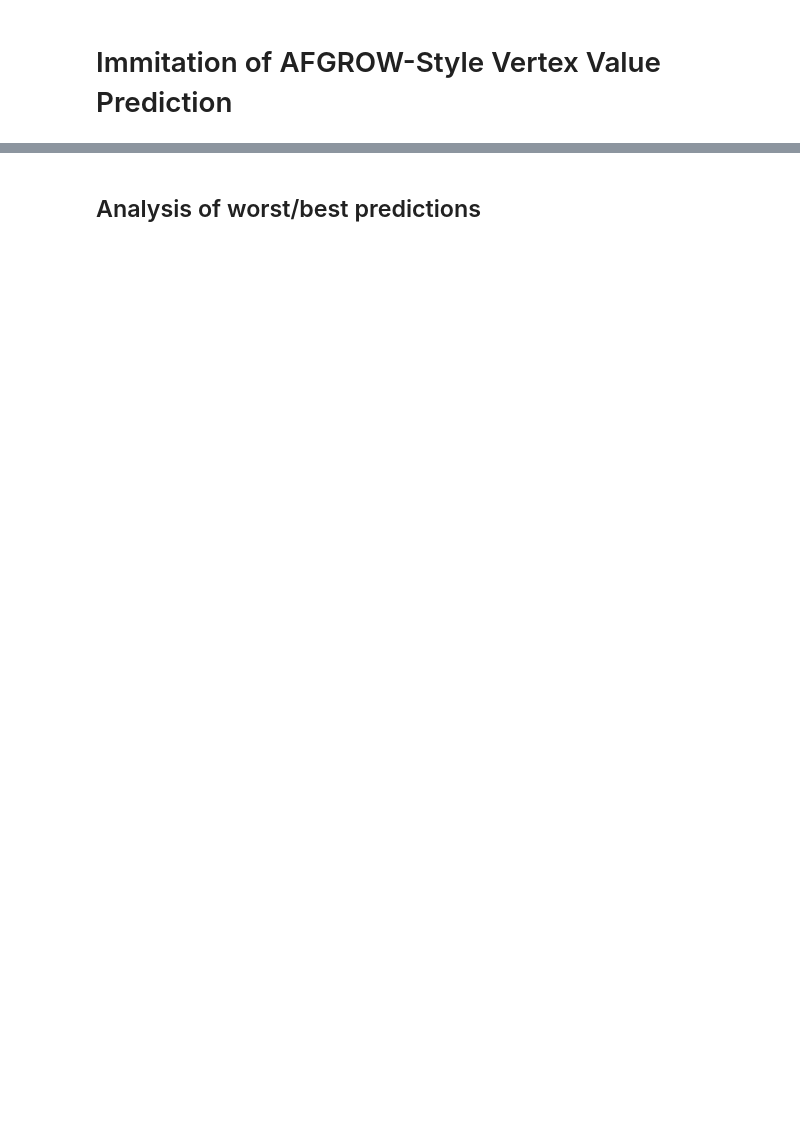
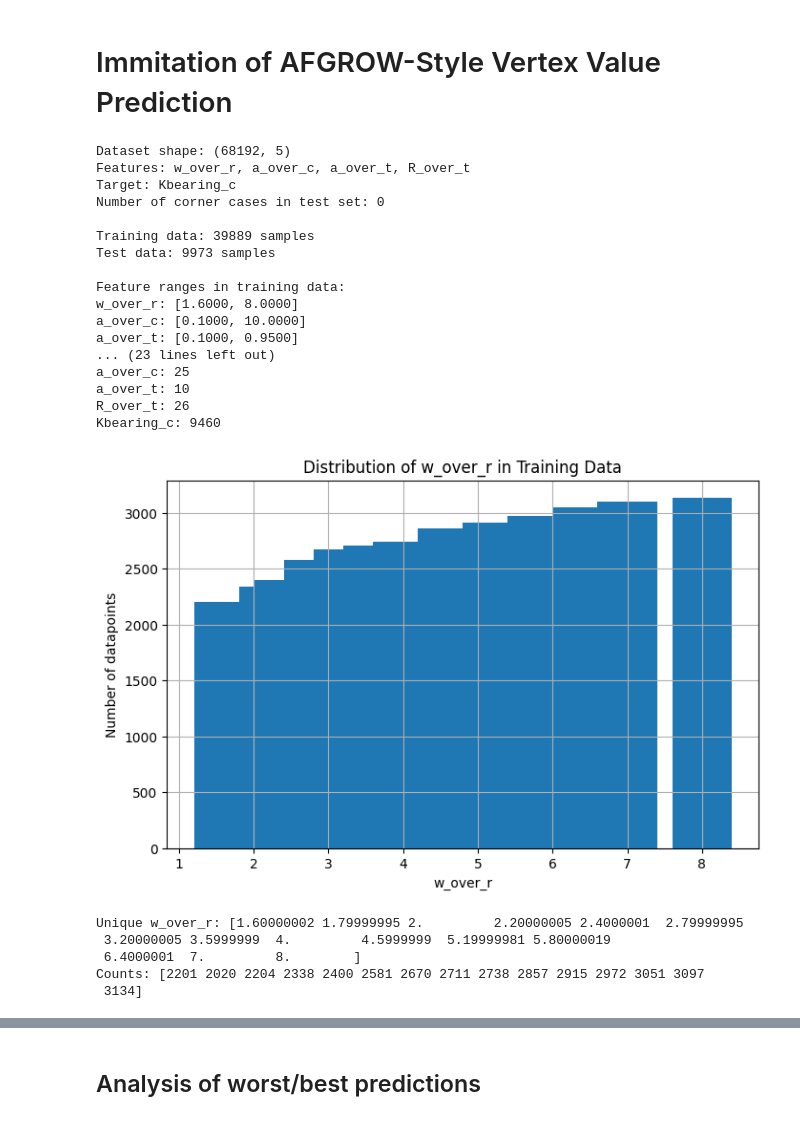
Before and after one commit to ian-hokaj/machine-learning-hole-offset, a Jupyter notebook: notebooks/AFGROW_regression.ipynb, the cells around one changed output, grey strips where cells are left out. Cells and saved outputs as stored; diff of their text form; code cells hidden in the pictures; blank space fills up the shorter version.

```diff
--- a/notebooks/AFGROW_regression.ipynb
+++ b/notebooks/AFGROW_regression.ipynb
@@ -9,7 +10,8 @@ import pandas as pd
 # %%
 # Load the dataset and perform train/test split (matching model_experimentation.py)
 # dataset_name = 'four_params_Kbearing_c_finite_width_filtered'
-dataset_name = 'four_params_Kbearing_c'
+# dataset_name = 'four_params_Kbearing_c'
+dataset_name = 'four_params_Kbearing_c_outliers_removed'
 data_array = np.load(f'../data/{dataset_name}.npy')
 
 print(f"Dataset shape: {data_array.shape}")
@@ -25,13 +27,46 @@ a_over_t_idx = 2
 R_over_t_idx = 3
 Kbearing_c_idx = 4
 
-# Shuffle the dataset rows with the same seed as model_experimentation.py
-np.random.seed(42)
-np.random.shuffle(data_array)
+only_remove_corner_cases = True
+if only_remove_corner_cases:
+    # Load in the removal_candidate_features.npy file
+    removal_candidates = np.load('../data/removal_candidate_features.npy')
+    # Create a mask to filter out removal candidates
+    mask = np.ones(len(data_array), dtype=bool)
+    for candidate in removal_candidates:
+        candidate_mask = np.all(data_array[:, :4] == candidate, axis=1)
+        mask = mask & ~candidate_mask
+    removal_candidate_data_array = data_array[mask]
+    nonremoval_candidate_data_array = data_array[~mask]
+
+    # Shuffle the dataset rows with the same seed as model_experimentation.py
+    np.random.seed(42)
+    np.random.shuffle(removal_candidate_data_array)
+    np.random.seed(42)
+    np.random.shuffle(nonremoval_candidate_data_array)
+
+    # Stack the removal candidates on the end of the nonremoval candidates, to create the full dataset array and slice test data off the end
+    data_array = np.vstack([nonremoval_candidate_data_array, removal_candidate_data_array])
+
+else:
+    # Shuffle the dataset rows with the same seed as model_experimentation.py
+    np.random.seed(42)
+    np.random.shuffle(data_array)
+
+# Filter out all data points where w_over_r is greater than 50
+data_array = data_array[data_array[:, w_over_r_idx] < 10]
 
 # Split the data into 80/20 train/test sets (same as model_experimentation.py)
 train_data = data_array[:int(0.8 * len(data_array))]
 test_data = data_array[int(0.8 * len(data_array)):]
+
+# Check if any test set data are corner cases
+test_corner_cases = []
+for candidate in removal_candidates:
+    candidate_mask = np.all(test_data[:, :4] == candidate, axis=1)
+    if np.any(candidate_mask):
+        test_corner_cases.append(test_data[candidate_mask])
+print(f"Number of corner cases in test set: {len(test_corner_cases)}")
 
 # Extract features and labels
 X_train = train_data[:, :-1]  # First 4 columns: w_over_r, a_over_c, a_over_t, R_over_t
@@ -69,30 +104,54 @@ print(f"Counts: {counts_w_over_r}")
 
 # Plot number of datapoints for each unique R_over_t value
 unique_R_over_t, counts_R_over_t = np.unique(X_train[:, R_over_t_idx], return_counts=True)
 plt.figure(figsize=(8, 5))
 plt.bar(unique_R_over_t, counts_R_over_t)
 plt.xlabel('R_over_t')
 plt.ylabel('Number of datapoints')
 plt.title('Distribution of R_over_t in Training Data')
 plt.grid()
 plt.show()
 
 # Plot number of datapoints for each unique a_over_t value
 unique_a_over_t, counts_a_over_t = np.unique(X_train[:, a_over_t_idx], return_counts=True)
 plt.figure(figsize=(8, 5))
 plt.bar(unique_a_over_t, counts_a_over_t)
 plt.xlabel('a_over_t')
 plt.ylabel('Number of datapoints')
 plt.title('Distribution of a_over_t in Training Data')
 plt.grid()
 plt.show()
 
 # Plot number of datapoints for each unique a_over_c value
 unique_a_over_c, counts_a_over_c = np.unique(X_train[:, a_over_c_idx], return_counts=True)
 plt.figure(figsize=(8, 5))
 plt.bar(unique_a_over_c, counts_a_over_c)
 plt.xlabel('a_over_c')
 plt.ylabel('Number of datapoints')
 plt.title('Distribution of a_over_c in Training Data')
 plt.grid()
 plt.show()
+# %% [output]
+Dataset shape: (68192, 5)
+Features: w_over_r, a_over_c, a_over_t, R_over_t
+Target: Kbearing_c
+Number of corner cases in test set: 0
+
+Training data: 39889 samples
+Test data: 9973 samples
+
+Feature ranges in training data:
+w_over_r: [1.6000, 8.0000]
+a_over_c: [0.1000, 10.0000]
+a_over_t: [0.1000, 0.9500]
+... (23 lines left out)
+a_over_c: 25
+a_over_t: 10
+R_over_t: 26
+Kbearing_c: 9460
+[figure, added]
+Unique w_over_r: [1.60000002 1.79999995 2.         2.20000005 2.4000001  2.79999995
+ 3.20000005 3.5999999  4.         4.5999999  5.19999981 5.80000019
+ 6.4000001  7.         8.        ]
+Counts: [2201 2020 2204 2338 2400 2581 2670 2711 2738 2857 2915 2972 3051 3097
+ 3134]
```
Also changed, not shown: parts of 12 cells of this notebook, 4 other files.
